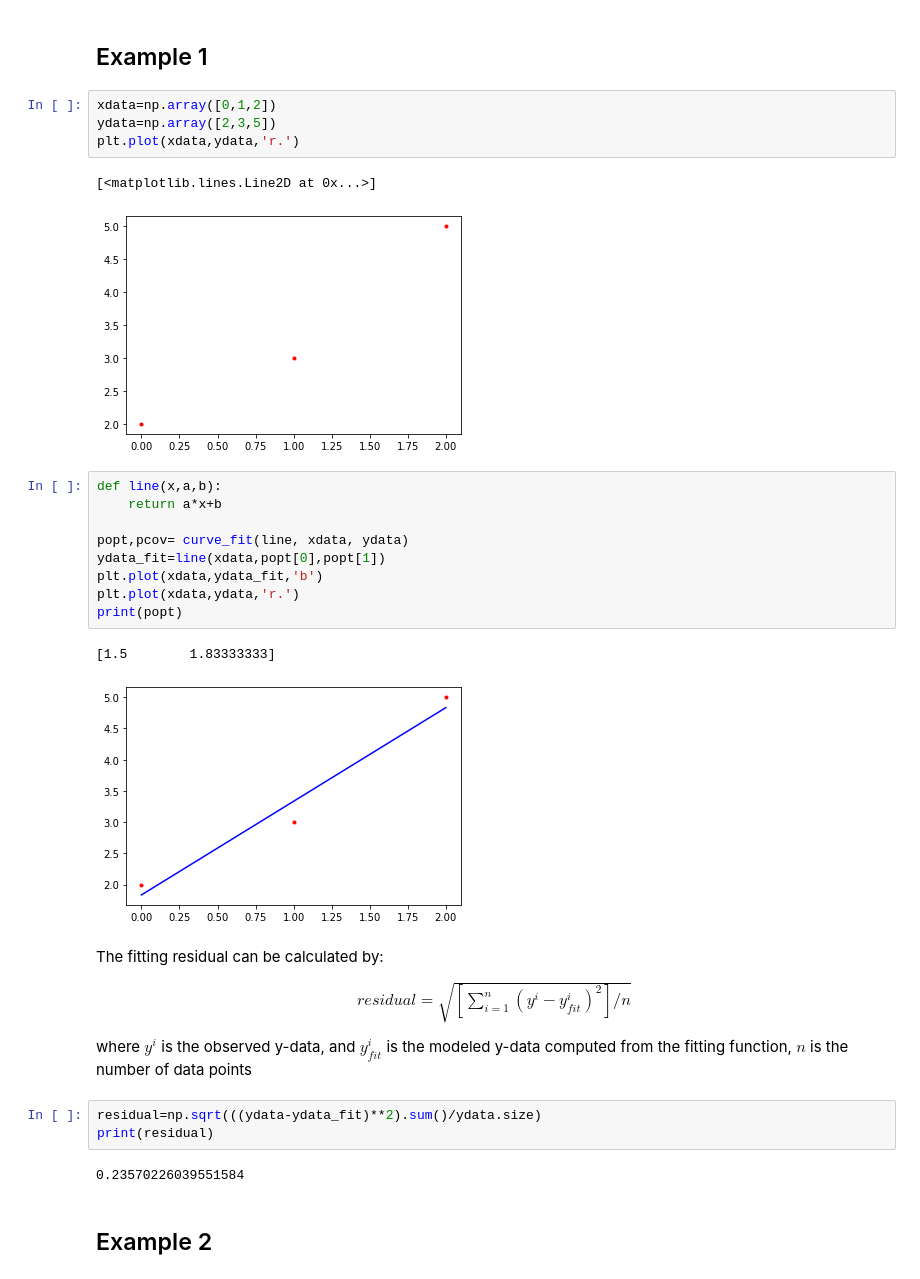
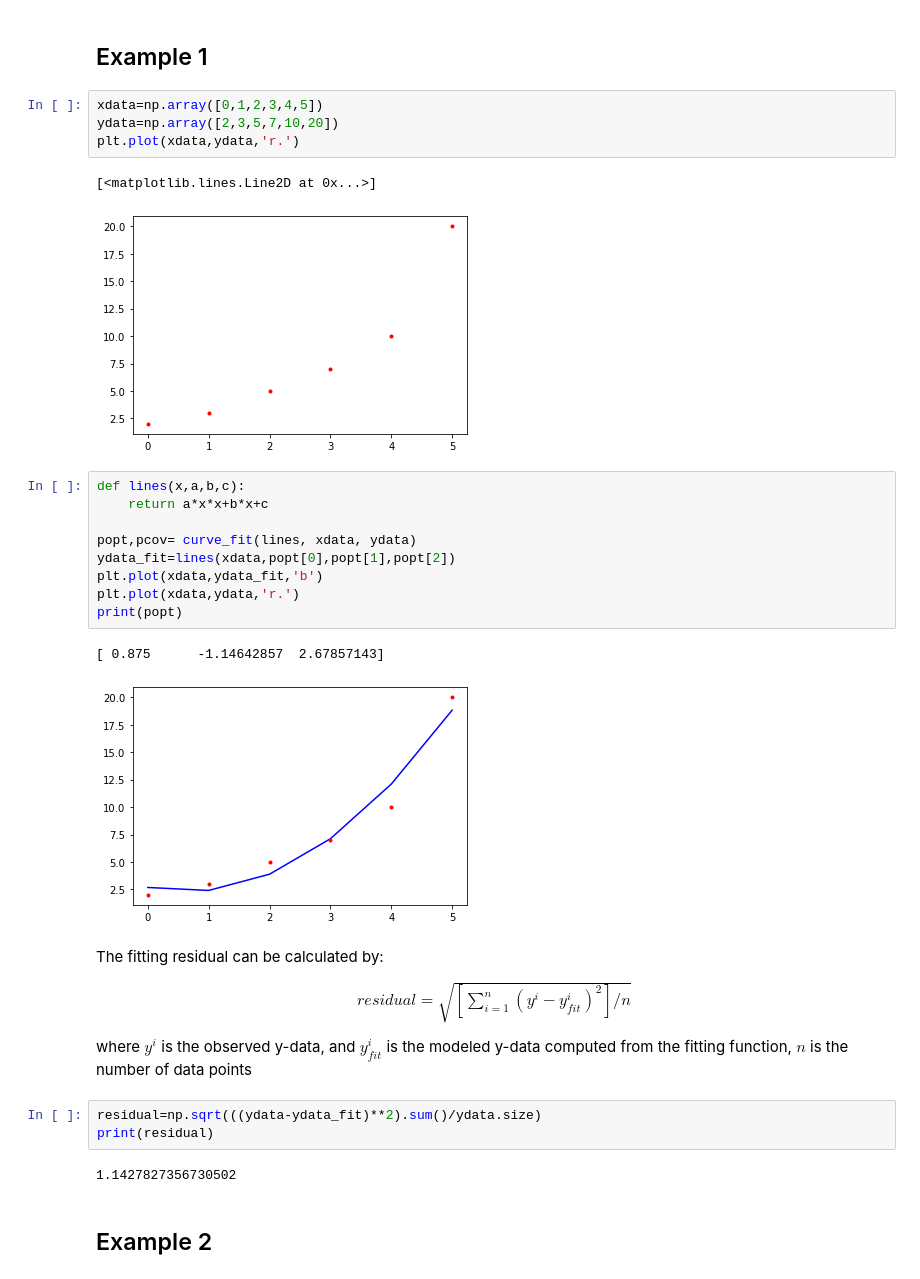
Before and after one commit to mingming-li/SES494-598, a Jupyter notebook: LN022-scipy.ipynb, the cells around one changed output. Saved outputs shown, nothing was run; the diff lists cells and outputs as text.

```diff
--- a/LN022-scipy.ipynb
+++ b/LN022-scipy.ipynb
@@ -35,24 +35,24 @@ from scipy.optimize import curve_fit
 # %% [markdown]
 ## Example 1
 # %%
-xdata=np.array([0,1,2])
-ydata=np.array([2,3,5])
+xdata=np.array([0,1,2,3,4,5])
+ydata=np.array([2,3,5,7,10,20])
 plt.plot(xdata,ydata,'r.')
 # %% [output]
 [<matplotlib.lines.Line2D at 0x...>]
-[figure, old version]
+[figure, new version]
 # %%
-def line(x,a,b):
-    return a*x+b
+def lines(x,a,b,c):
+    return a*x*x+b*x+c
 
-popt,pcov= curve_fit(line, xdata, ydata)
-ydata_fit=line(xdata,popt[0],popt[1])
+popt,pcov= curve_fit(lines, xdata, ydata)
+ydata_fit=lines(xdata,popt[0],popt[1],popt[2])
 plt.plot(xdata,ydata_fit,'b')
 plt.plot(xdata,ydata,'r.')
 print(popt)
 # %% [output]
-[1.5        1.83333333]
+[ 0.875      -1.14642857  2.67857143]
-[figure, old version]
+[figure, new version]
 # %% [markdown]
 The fitting residual can be calculated by:
 \begin{align}
@@ -63,7 +63,7 @@ where $y^i$ is the observed y-data, and $y_{fit}^i$ is the modeled y-data comput
 residual=np.sqrt(((ydata-ydata_fit)**2).sum()/ydata.size)
 print(residual)
 # %% [output]
-0.23570226039551584
+1.1427827356730502
 # %% [markdown]
 ## Example 2
 # %%
```
Also changed, not shown: parts of 4 cells of this notebook.
